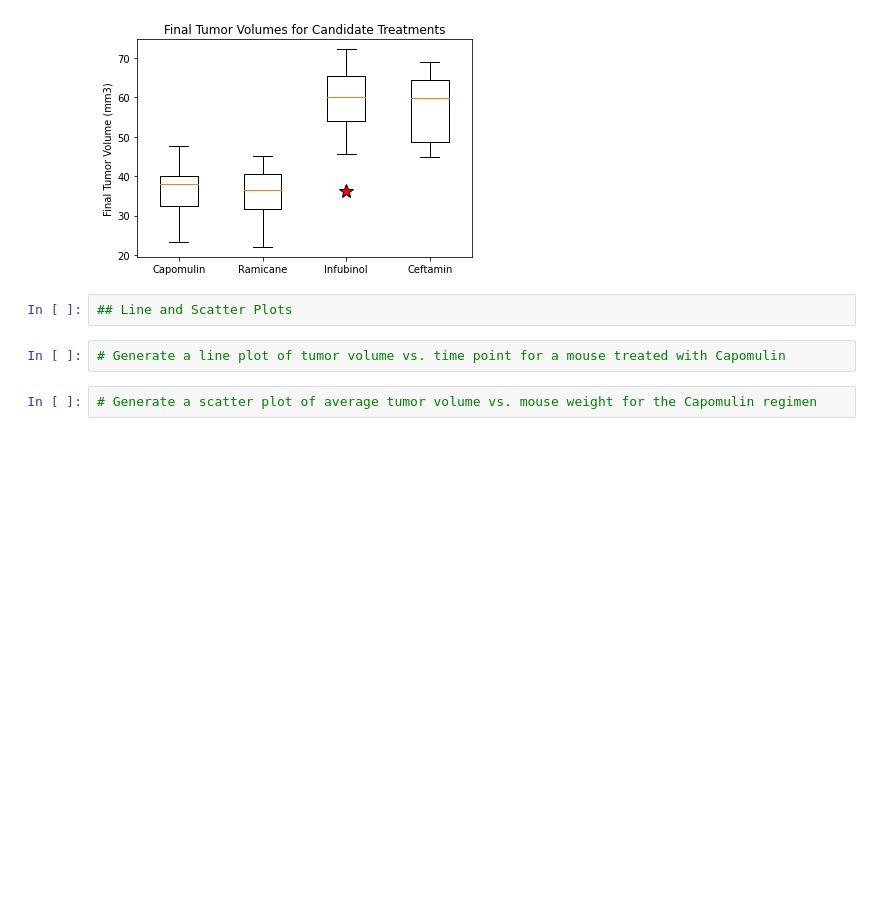
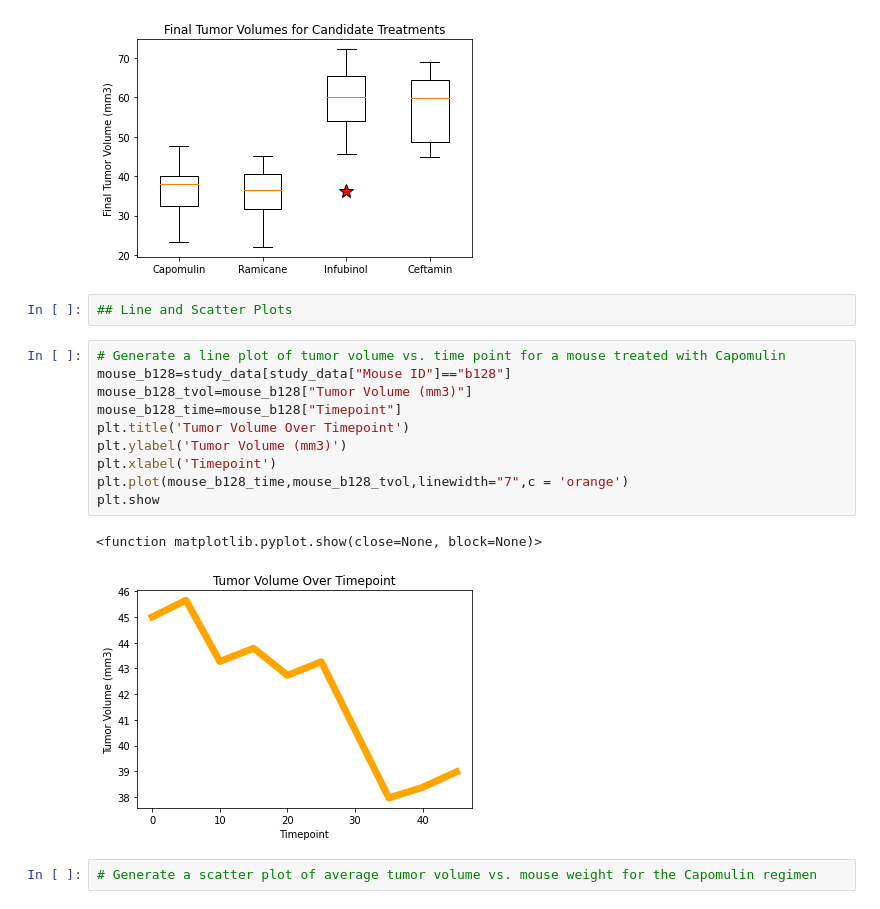
Before and after one commit to migheljackson/matplotlib-challenge, a Jupyter notebook: pymaceuticals_starter.ipynb, the cells around one changed output. Drawn from its saved outputs; the diff is of its cells as text; blank space fills up the shorter version.

Commit message:
Added line plot

```diff
--- a/pymaceuticals_starter.ipynb
+++ b/pymaceuticals_starter.ipynb
@@ -473,6 +473,17 @@ plt.show()
 ## Line and Scatter Plots
 # %%
 # Generate a line plot of tumor volume vs. time point for a mouse treated with Capomulin
+mouse_b128=study_data[study_data["Mouse ID"]=="b128"]
+mouse_b128_tvol=mouse_b128["Tumor Volume (mm3)"]
+mouse_b128_time=mouse_b128["Timepoint"]
+plt.title('Tumor Volume Over Timepoint')
+plt.ylabel('Tumor Volume (mm3)')
+plt.xlabel('Timepoint')
+plt.plot(mouse_b128_time,mouse_b128_tvol,linewidth="7",c = 'orange')
+plt.show
+# %% [output]
+<function matplotlib.pyplot.show(close=None, block=None)>
+[figure, added]
 # %%
 # Generate a scatter plot of average tumor volume vs. mouse weight for the Capomulin regimen
 # %% [markdown]
```
